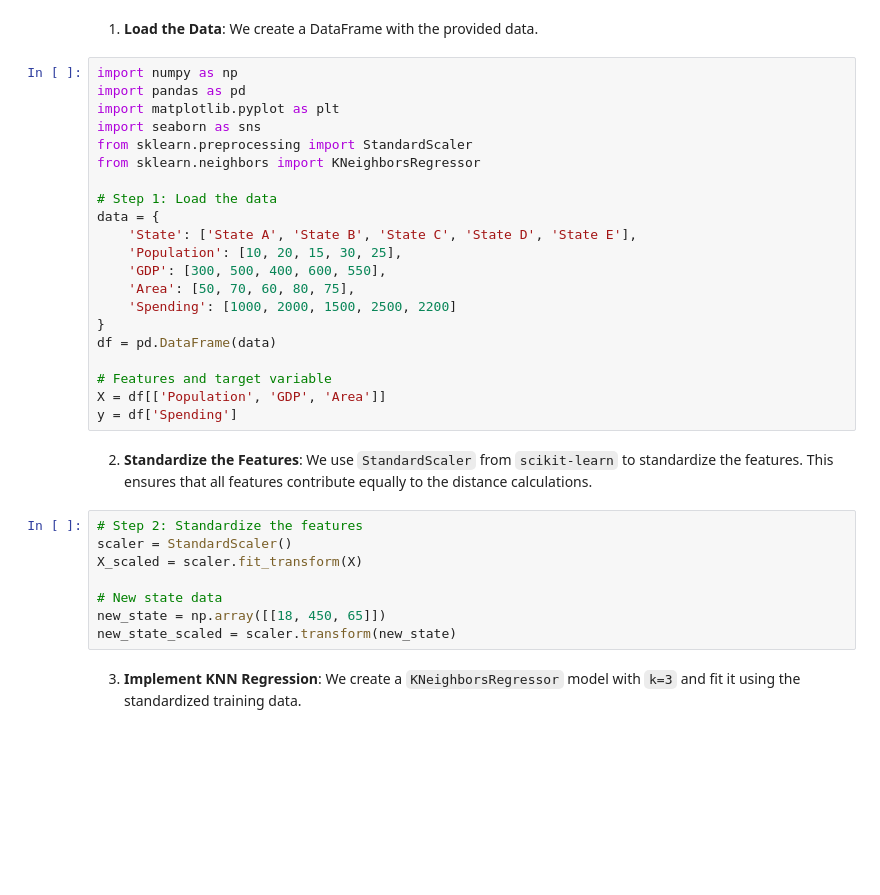
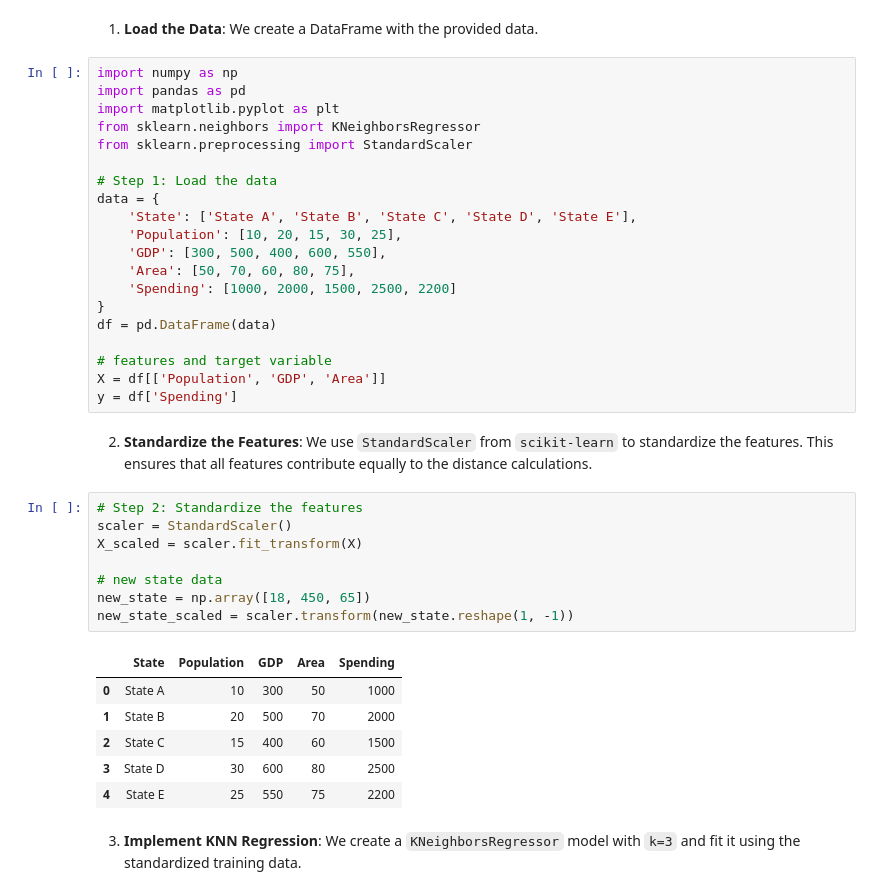
Before and after one commit to CoiferousYogi/ASAP_Imp_Notes_For_ML, a Jupyter notebook: 05-Regression/01-KNN Regression Algorithm.ipynb, the cells around one changed output. Drawn from its saved outputs; the diff is of its cells as text; blank space fills up the shorter version.

```diff
--- a/05-Regression/01-KNN Regression Algorithm.ipynb
+++ b/05-Regression/01-KNN Regression Algorithm.ipynb
@@ -168,9 +166,8 @@ KNN regression is particularly useful in these scenarios due to its simplicity a
 import numpy as np
 import pandas as pd
 import matplotlib.pyplot as plt
-import seaborn as sns
+from sklearn.neighbors import KNeighborsRegressor
 from sklearn.preprocessing import StandardScaler
-from sklearn.neighbors import KNeighborsRegressor
 
 # Step 1: Load the data
 data = {
@@ -182,7 +179,7 @@ data = {
 }
 df = pd.DataFrame(data)
 
-# Features and target variable
+# features and target variable
 X = df[['Population', 'GDP', 'Area']]
 y = df['Spending']
 # %% [markdown]
@@ -190,11 +187,18 @@ y = df['Spending']
 # %%
 # Step 2: Standardize the features
 scaler = StandardScaler()
 X_scaled = scaler.fit_transform(X)
 
-# New state data
-new_state = np.array([[18, 450, 65]])
-new_state_scaled = scaler.transform(new_state)
+# new state data
+new_state = np.array([18, 450, 65])
+new_state_scaled = scaler.transform(new_state.reshape(1, -1))
+# %% [output]
+|  | State | Population | GDP | Area | Spending |
+| 0 | State A | 10 | 300 | 50 | 1000 |
+| 1 | State B | 20 | 500 | 70 | 2000 |
+| 2 | State C | 15 | 400 | 60 | 1500 |
+| 3 | State D | 30 | 600 | 80 | 2500 |
+| 4 | State E | 25 | 550 | 75 | 2200 |
 # %% [markdown]
 3. **Implement KNN Regression**: We create a `KNeighborsRegressor` model with `k=3` and fit it using the standardized training data.
 # %%
```
Also changed, not shown: parts of 4 cells of this notebook.
